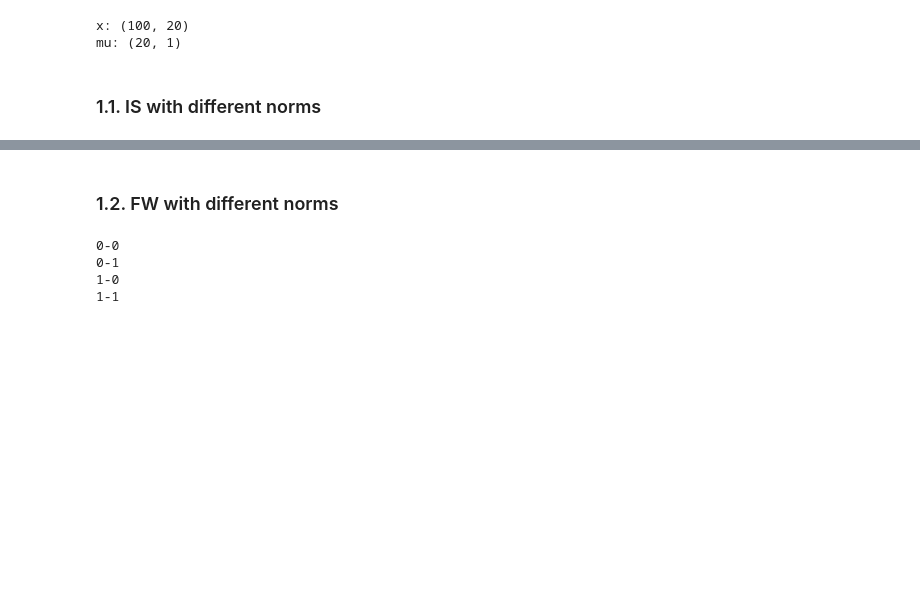
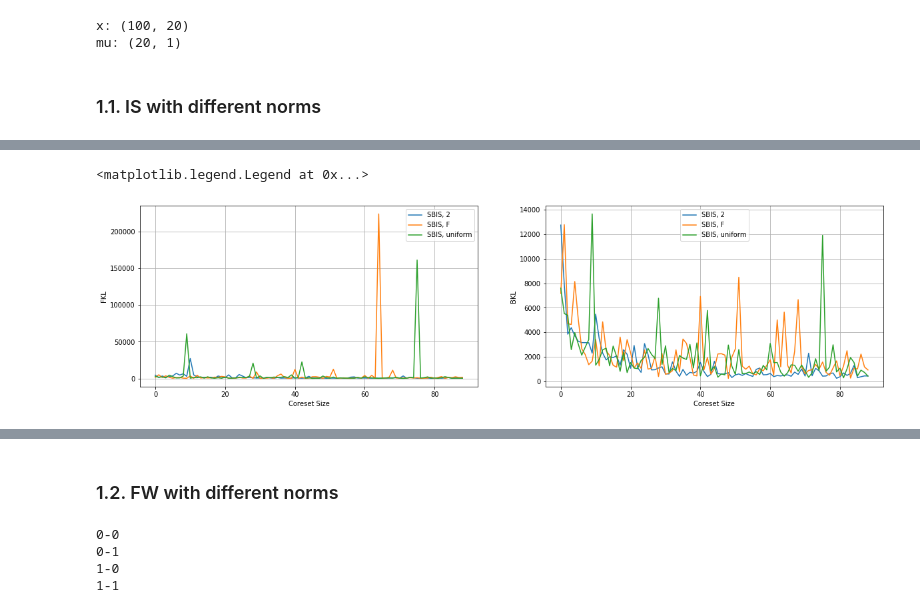
Before and after one commit to stat-ml/efficient_bayesian_coresets, a Jupyter notebook: experiments/sequential/Miscellaneous_Experiments.ipynb, the cells around one changed output, grey strips where cells are left out. Saved outputs shown, nothing was run; the diff lists cells and outputs as text; code cells hidden in the pictures; blank space fills up the shorter version.

```diff
--- a/experiments01.ipynb
+++ b/experiments/sequential/Miscellaneous_Experiments.ipynb
@@ -410 +433,25 @@ from iterative_no_convexification import SparseVI
+# %%
+from sklearn.cluster import KMeans
+from collections import Counter
+R = 1
+
+km = KMeans(5)
+point_labels = km.fit_predict(x)
+# Calculate the number of points in each cluster
+Gs = Counter(point_labels)
+Gs = [Gs[key] for key in sorted(Gs.keys(), reverse=False)]
+
+sense = np.zeros(N)
+
+for i in range(N):
+    denom_sum = 0
+    for p in range(len(Gs)):
+        Z = x[point_labels == p]
+        Z = Z[Z != x[i]]
+        rand_ind = np.random.randint(0, len(Z), 1)
+        bar_Z_minus_n = np.mean(Z[rand_ind])
+        denom_sum += Gs[p] * np.exp(R * np.linalg.norm(bar_Z_minus_n - x[i]))
+    sense[i] = N / (1 + denom_sum)
+
+lgm3 = np.diag(sense)
 # %%
@@ -493,0 +486,21 @@ ax[1, 1].grid()
+# %%
+fig, ax = plt.subplots(1, 2, figsize = (20, 5))
+
+ax[0].plot(fkls[0], label = 'SBIS, 2')
+ax[0].plot(fkls[1], label = 'SBIS, F')
+ax[0].plot(fkls[2], label = 'SBIS, uniform')
+ax[0].set_ylabel('FKL')
+ax[0].set_xlabel('Coreset Size')
+ax[0].grid()
+ax[0].legend()
+
+ax[1].plot(bkls[0], label = 'SBIS, 2')
+ax[1].plot(bkls[1], label = 'SBIS, F')
+ax[1].plot(bkls[2], label = 'SBIS, uniform')
+ax[1].set_ylabel('BKL')
+ax[1].set_xlabel('Coreset Size')
+ax[1].grid()
+ax[1].legend()
+# %% [output]
+<matplotlib.legend.Legend at 0x...>
+[figure, added]
```
Also changed, not shown: parts of 25 cells of this notebook, 9 other files.
